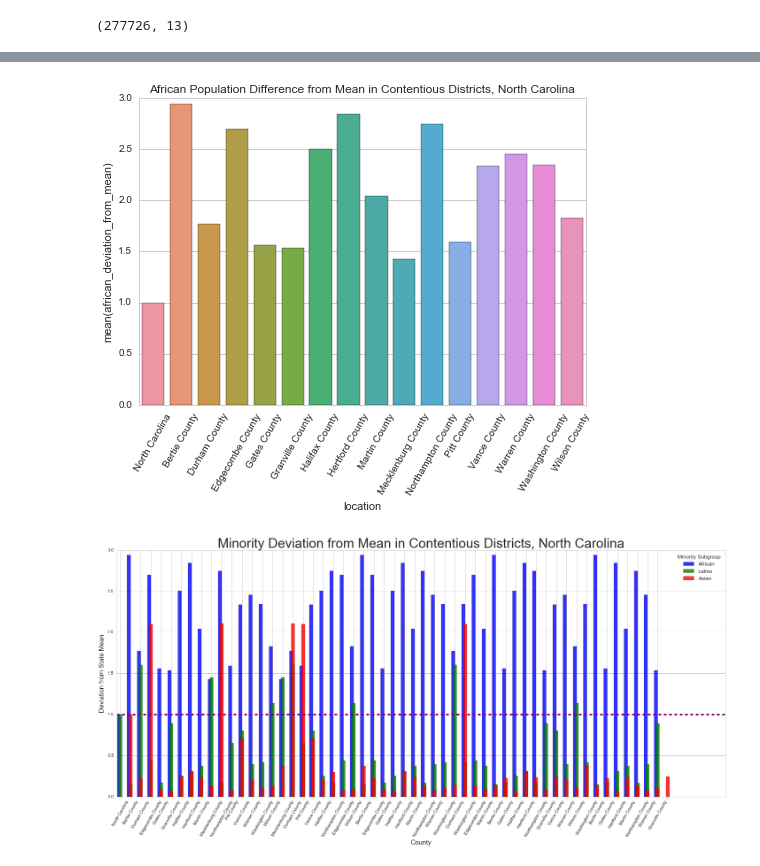
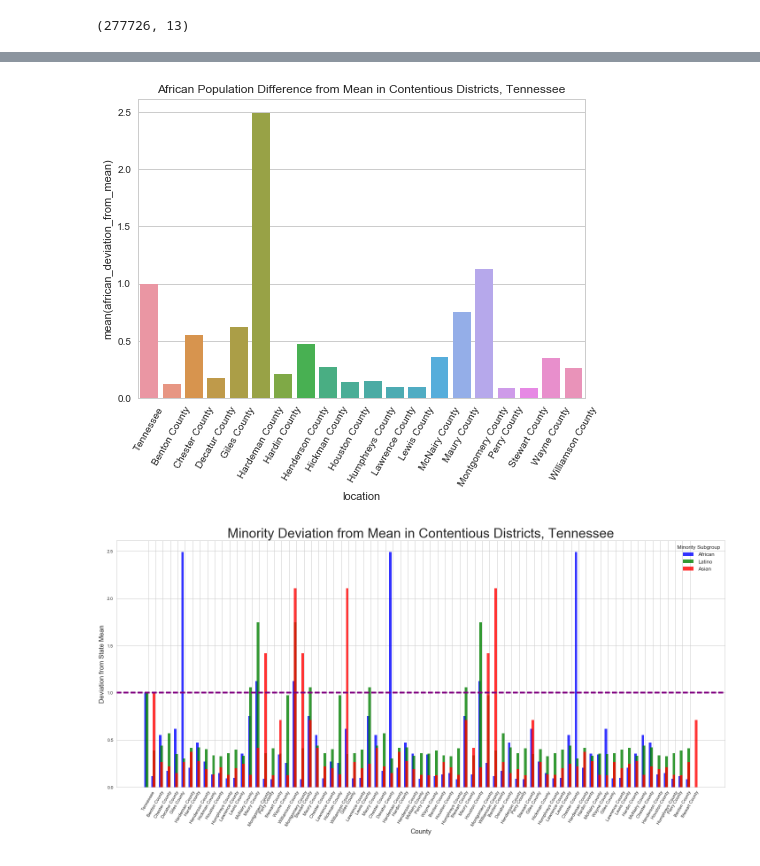
Before and after one commit to chingnaw/D4D-W205-Final, a Jupyter notebook: TN_exploratory_data_analysis.ipynb, the cells around one changed output, grey strips where cells are left out. Drawn from its saved outputs; the diff is of its cells as text; code cells hidden in the pictures.

```diff
--- a/TN_exploratory_data_analysis.ipynb
+++ b/TN_exploratory_data_analysis.ipynb
@@ -464,14 +484,14 @@ dists.shape
 # %%
 import seaborn as sns
 sns.set_style("whitegrid")
 
 ax = sns.barplot(x='location', y='african_deviation_from_mean', data = dists)
 ax.set_xticklabels(labels=dists['location'],rotation=60)
-ax.set_title('African Population Difference from Mean in Contentious Districts, North Carolina')
+ax.set_title('African Population Difference from Mean in Contentious Districts, Tennessee')
 
 sns.plt.show()
 # %% [output]
-[figure, old version]
+[figure, new version]
 # %%
 n_groups = dists.shape[0]
 african_means = dists['african_deviation_from_mean']
@@ -503,7 +523,7 @@ rects3 = plt.bar(index + bar_width/2 +1, asian_means, bar_width,
 
 plt.xlabel('County',fontsize = 15)
 plt.ylabel('Deviation from State Mean',fontsize = 15)
-plt.title('Minority Deviation from Mean in Contentious Districts, North Carolina', fontsize = 30)
+plt.title('Minority Deviation from Mean in Contentious Districts, Tennessee', fontsize = 30)
 plt.xticks(index + bar_width, (dists['location']), rotation =60, label = 6)
 plt.axhline(y=1, color='purple', linestyle='dashed', linewidth=4)
 plt.legend(title = 'Minority Subgroup', fontsize =12)
@@ -511,4 +531,4 @@ plt.legend(title = 'Minority Subgroup', fontsize =12)
 plt.tight_layout()
 plt.show()
 # %% [output]
-[figure, old version]
+[figure, new version]
```
Also changed, not shown: parts of 25 cells of this notebook, 46 other files.
